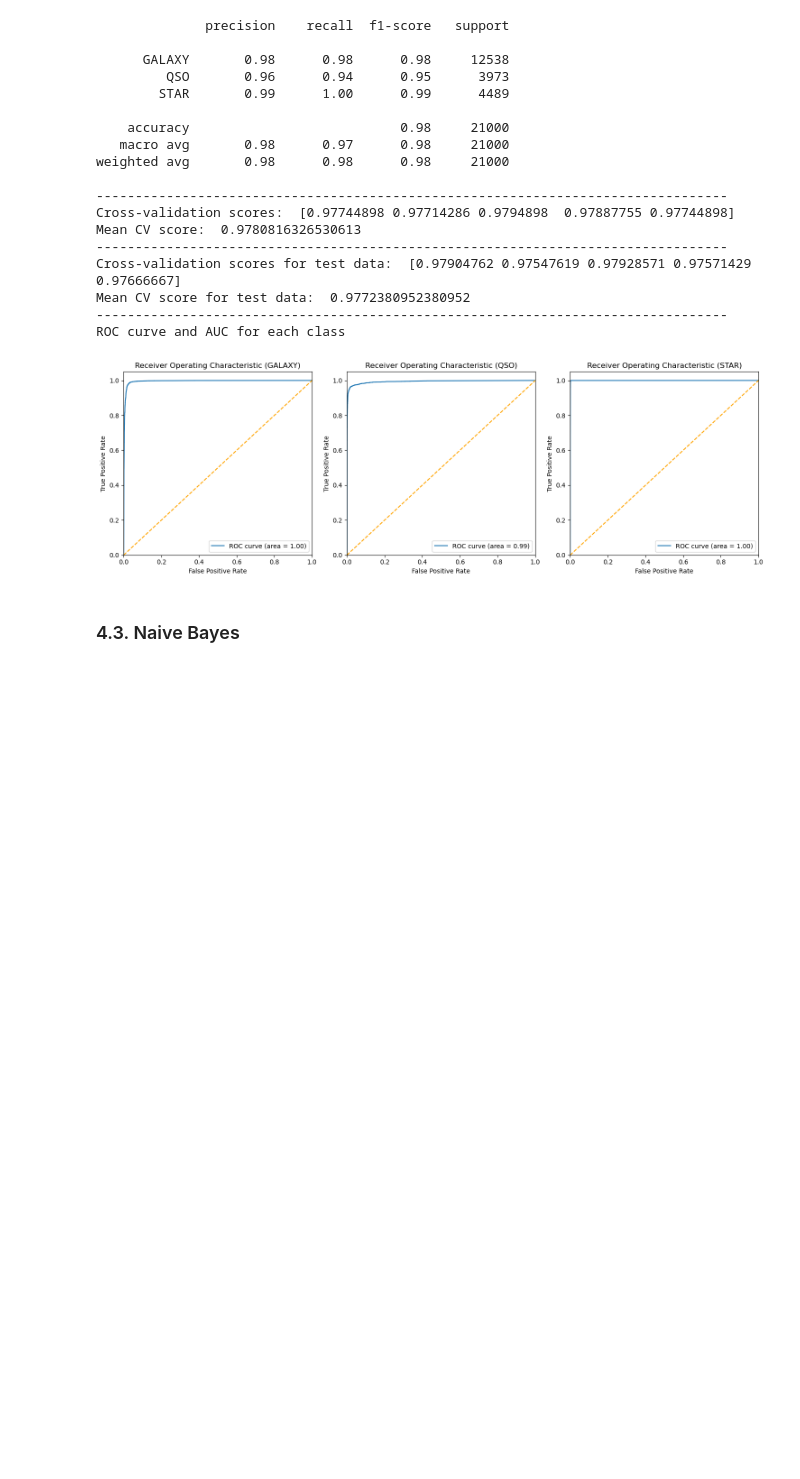
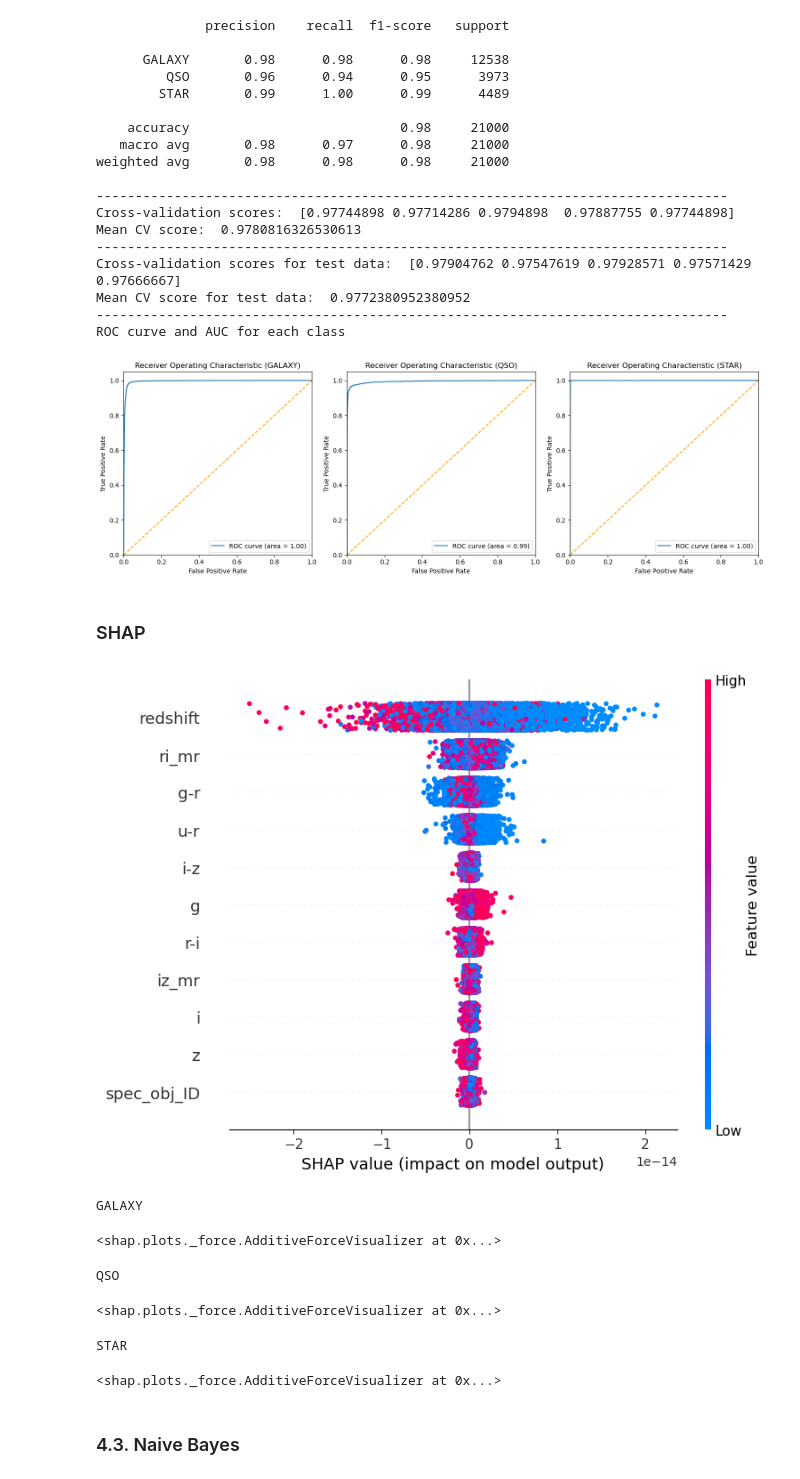
Before and after one commit to GasparSekula/StellarClassificationML, a Jupyter notebook: budowa_krok_3_4.ipynb, the cells around one changed output. Drawn from its saved outputs; the diff is of its cells as text; code cells hidden in the pictures; blank space fills up the shorter version.

```diff
--- a/budowa_krok_3_4.ipynb
+++ b/budowa_krok_3_4.ipynb
@@ -633,13 +675,13 @@ ROC curve and AUC for each class
 # %% [markdown]
 ### 4.2. Random forest
 # %%
-# # random forest
-# rf = RandomForestClassifier(random_state=42)
-# dist = dict(n_estimators=[5, 10, 25, 50, 100, 200, 250, 500, 1000],
-#             criterion=['gini', 'entropy', 'log_loss'],
-#             max_depth=[1, 5, 10, 25, 50, 100, 150],
-#             min_samples_split=[1, 5, 10, 25, 50, 100, 250, 500])
-# rf_best_params, rf_train_accuracy, rf_test_accuracy, rf_cv_scores, rf_cv_test_scores = train_and_evaluate_model(rf, param_grid=dist, X_train=X, y_train=y, X_test=X_test, y_test=y_test)
+# random forest
+rf = RandomForestClassifier(random_state=42)
+dist = dict(n_estimators=[5, 10, 25, 50, 100, 200, 250, 500, 1000],
+            criterion=['gini', 'entropy', 'log_loss'],
+            max_depth=[1, 5, 10, 25, 50, 100, 150],
+            min_samples_split=[1, 5, 10, 25, 50, 100, 250, 500])
+rf_best_params, rf_train_accuracy, rf_test_accuracy, rf_cv_scores, rf_cv_test_scores = train_and_evaluate_model(rf, param_grid=dist, X_train=X, y_train=y, X_test=X_test, y_test=y_test)
 # %% [output]
 Best hyperparameters:  {'n_estimators': 200, 'min_samples_split': 5, 'max_depth': 25, 'criterion': 'log_loss'}
 ---------------------------------------------------------------------------------
@@ -683,6 +725,41 @@ Mean CV score for test data:  0.9772380952380952
 ---------------------------------------------------------------------------------
 ROC curve and AUC for each class
 [figure]
+# %% [markdown]
+### SHAP
+# %%
+# SHAP value
+explainer = shap.TreeExplainer(rf)
+shap_values = explainer.shap_values(X_test)
+# %%
+# Sum up the SHAP values for all classes
+shap_values_sum = shap_values.sum(axis=2)
+
+# Generowanie wykresu podsumowującego wpływ cech na predykcje modelu
+shap.summary_plot(shap_values_sum, X_test)
+# %% [output]
+[figure, added]
+# %%
+# Generate force plot for the first observation and the first class ('GALAXY')
+print("GALAXY")
+shap.force_plot(explainer.expected_value[0], shap_values[0,:,0], X_test.iloc[0,:], feature_names=X.columns)
+# %% [output]
+GALAXY
+<shap.plots._force.AdditiveForceVisualizer at 0x...>
+# %%
+# Generate force plot for the first observation and the first class ('QSO')
+print("QSO")
+shap.force_plot(explainer.expected_value[0], shap_values[0,:,1], X_test.iloc[0,:], feature_names=X.columns)
+# %% [output]
+QSO
+<shap.plots._force.AdditiveForceVisualizer at 0x...>
+# %%
+# Generate force plot for the first observation and the first class ('STAR')
+print("STAR")
+shap.force_plot(explainer.expected_value[0], shap_values[0,:,2], X_test.iloc[0,:], feature_names=X.columns)
+# %% [output]
+STAR
+<shap.plots._force.AdditiveForceVisualizer at 0x...>
 # %% [markdown]
 ### 4.3. Naive Bayes
 # %%
```
Also changed, not shown: parts of 42 cells of this notebook.
